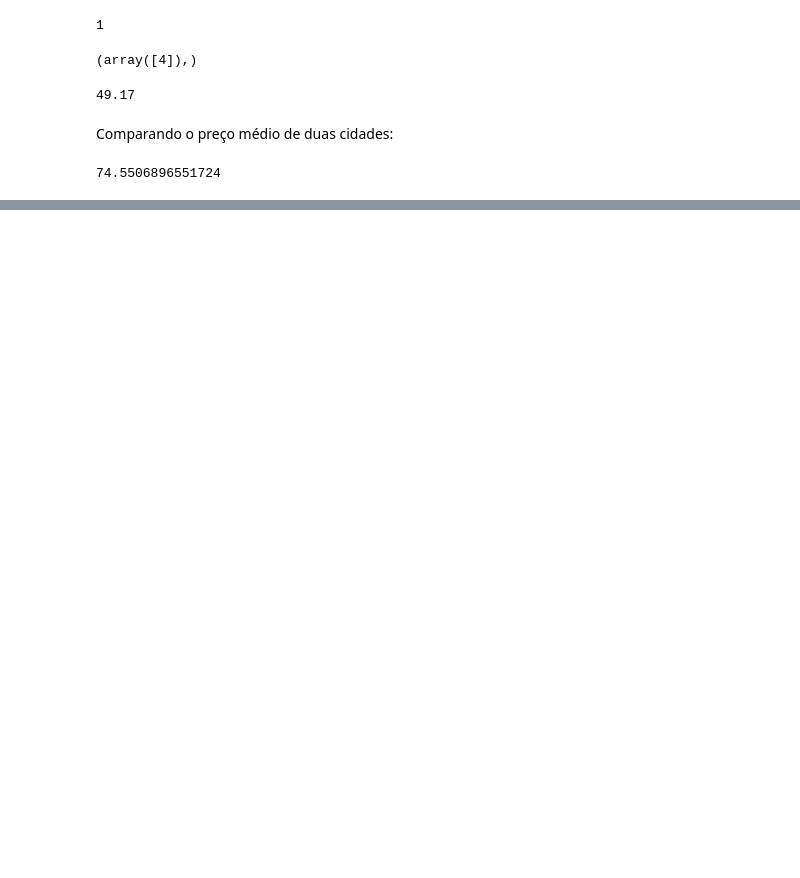
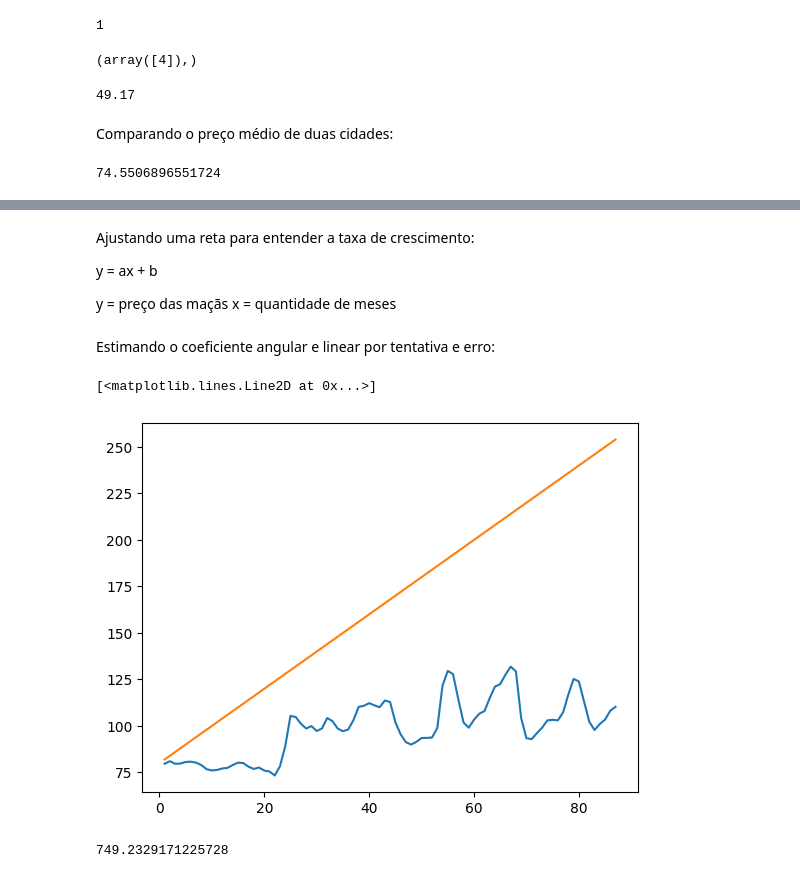
Before and after one commit to henriquebertolin/frutas-numpy, a Jupyter notebook: frutas_numpy.ipynb, the cells around one changed output, grey strips where cells are left out. Drawn from its saved outputs; the diff is of its cells as text; code cells hidden in the pictures; blank space fills up the shorter version.

```diff
--- a/frutas_numpy.ipynb
+++ b/frutas_numpy.ipynb
@@ -211,0 +219,21 @@ np.mean(kaliningrad)
+# %% [markdown]
+Ajustando uma reta para entender a taxa de crescimento:
+
+y = ax + b
+
+y = preço das maçãs
+x = quantidade de meses
+# %% [markdown]
+Estimando o coeficiente angular e linear por tentativa e erro:
+# %%
+x = datas
+y = 2 * x + 80
+plt.plot(datas, moscow)
+plt.plot(x,y)
+# %% [output]
+[<matplotlib.lines.Line2D at 0x...>]
+[figure, added]
+# %%
+np.sqrt(np.sum(np.power(moscow - y,2)))
+# %% [output]
+749.2329171225728
```
Also changed, not shown: parts of 16 cells of this notebook.
